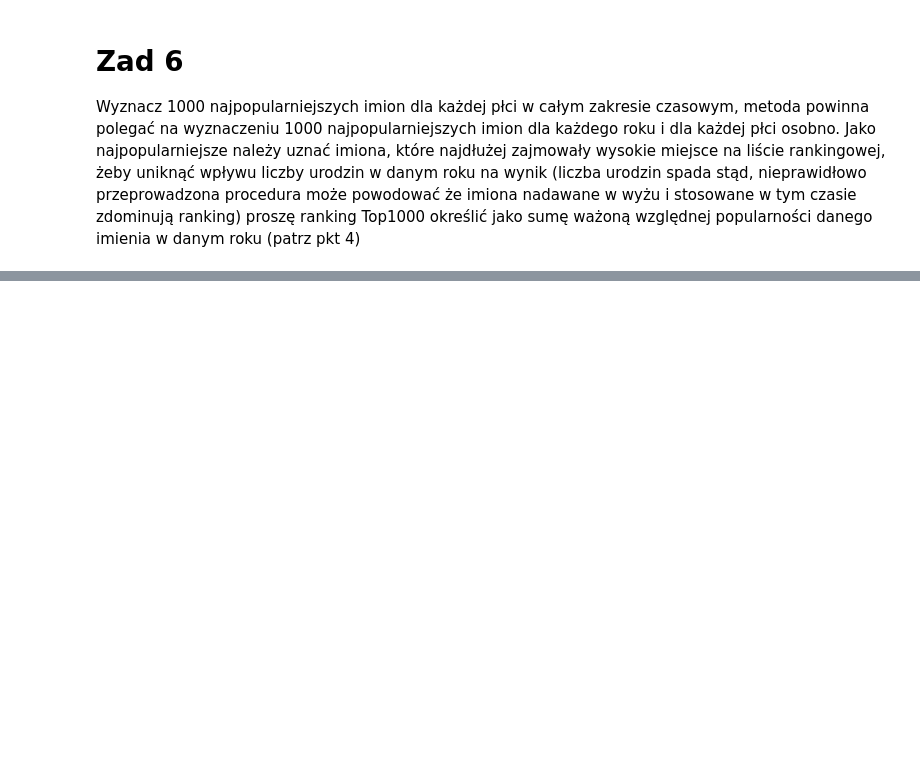
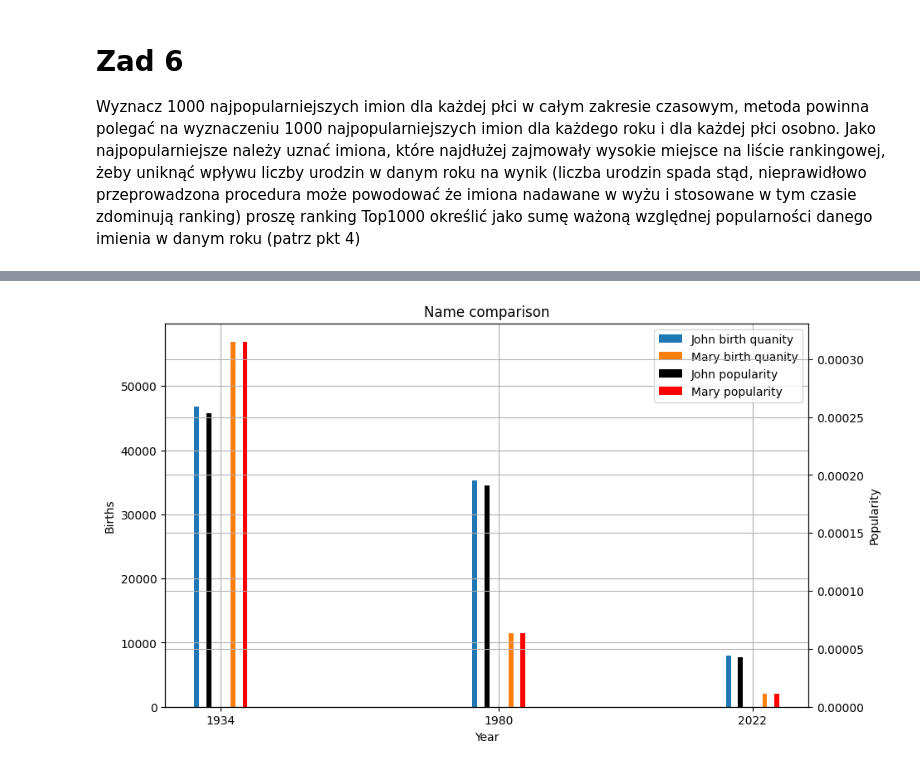
Before and after one commit to pawel-gawron/EAD-Eksploracyjna-analiza-danych, a Jupyter notebook: Lab 05 - Projekt pandas Matplotlib/Lab_05.ipynb, the cells around one changed output, grey strips where cells are left out. Cells and saved outputs as stored; diff of their text form; code cells hidden in the pictures; blank space fills up the shorter version.

```diff
--- a/Lab 05 - Projekt pandas Matplotlib/Lab_05.ipynb
+++ b/Lab 05 - Projekt pandas Matplotlib/Lab_05.ipynb
@@ -128,0 +173,33 @@ Wyznacz 1000 najpopularniejszych imion dla każdej płci w całym zakresie czaso
+# %%
+fig, ax = plt.subplots(figsize=(10, 6))
+
+John_data = names_df_pivot.loc[([1934, 1980, 2022], 'M', 'John'), :]
+top_female = name_counts_female.index[0]
+top_female_data = names_df_pivot.loc[([1934, 1980, 2022], 'F', top_female), :]
+years = John_data.index.get_level_values('Year')
+
+width = 2
+
+bar1 = ax.bar(years-2*width, John_data['Quanity'], label='John birth quanity')
+bar2 = ax.bar(years+width, top_female_data['Quanity'], label=f'{top_female} birth quanity')
+ax.set_xlabel('Year')
+ax.set_ylabel('Births')
+ax.set_title('Name comparison')
+ax.grid(True)
+ax.set_xticks(years)
+ax.set_xticklabels(years)
+
+ax2 = ax.twinx()
+bar3 = ax2.bar(years-width, John_data['frequency_male'], label='John popularity', color='black')
+bar4 = ax2.bar(years+2*width, top_female_data['frequency_female'], label=f'{top_female} popularity', color='red')
+ax2.set_ylabel('Popularity')
+ax2.grid(True)
+
+# Combine the legends
+bars = [bar1, bar2, bar3, bar4]
+labels = [bar.get_label() for bar in bars]
+ax.legend(bars, labels, loc='best')
+
+plt.show()
+# %% [output]
+[figure, added]
```
Also changed, not shown: parts of 2 cells of this notebook.
